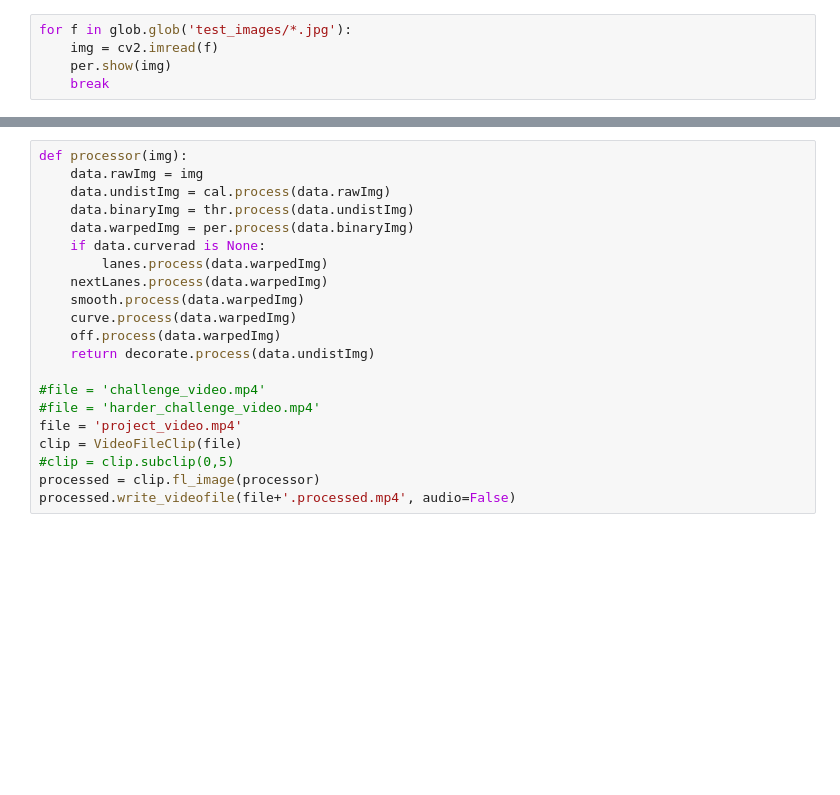
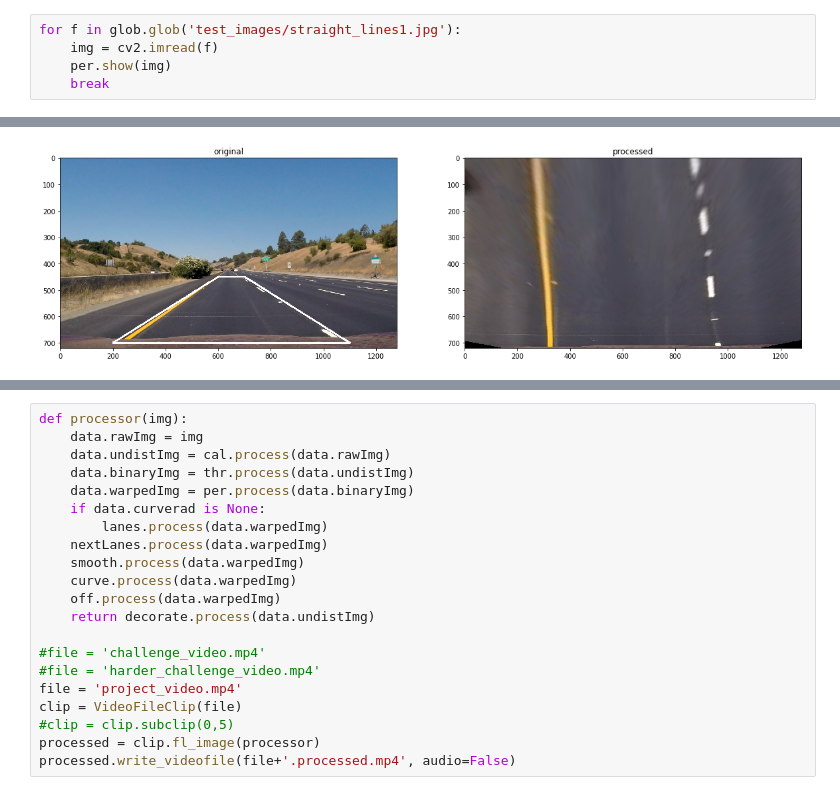
Before and after one commit to lake4790k/CarND-Advanced-Lane-Lines, a Jupyter notebook: Main.ipynb, the cells around one changed output, grey strips where cells are left out. Saved outputs shown, nothing was run; the diff lists cells and outputs as text; blank space fills up the shorter version.

```diff
--- a/Main.ipynb
+++ b/Main.ipynb
@@ -35,5 +52,6 @@ for f in glob.glob('test_images/*.jpg'):
 # %%
-for f in glob.glob('test_images/*.jpg'):
+for f in glob.glob('test_images/straight_lines1.jpg'):
     img = cv2.imread(f)
     per.show(img)
     break
+# %% [output]
@@ -40,3 +59,4 @@ for f in glob.glob('test_images/*.jpg'):
+[figure, added]
 # %%
 for f in glob.glob('test_images/*.jpg'):
     img = cv2.imread(f)
```
Also changed, not shown: parts of 9 cells of this notebook, 1 other file.
